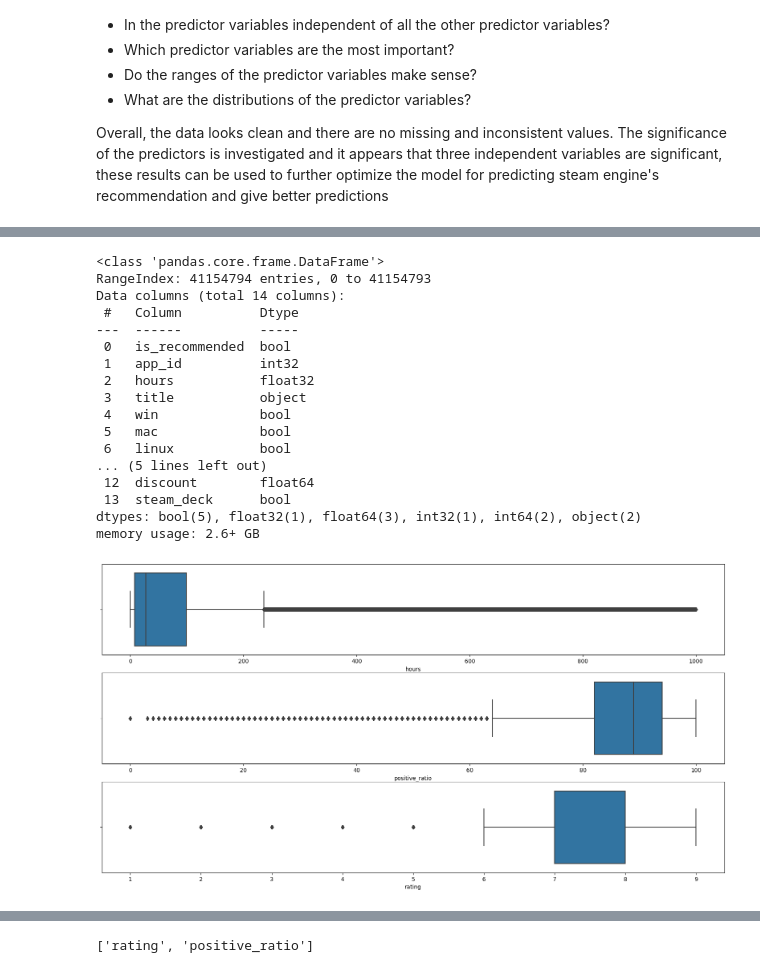
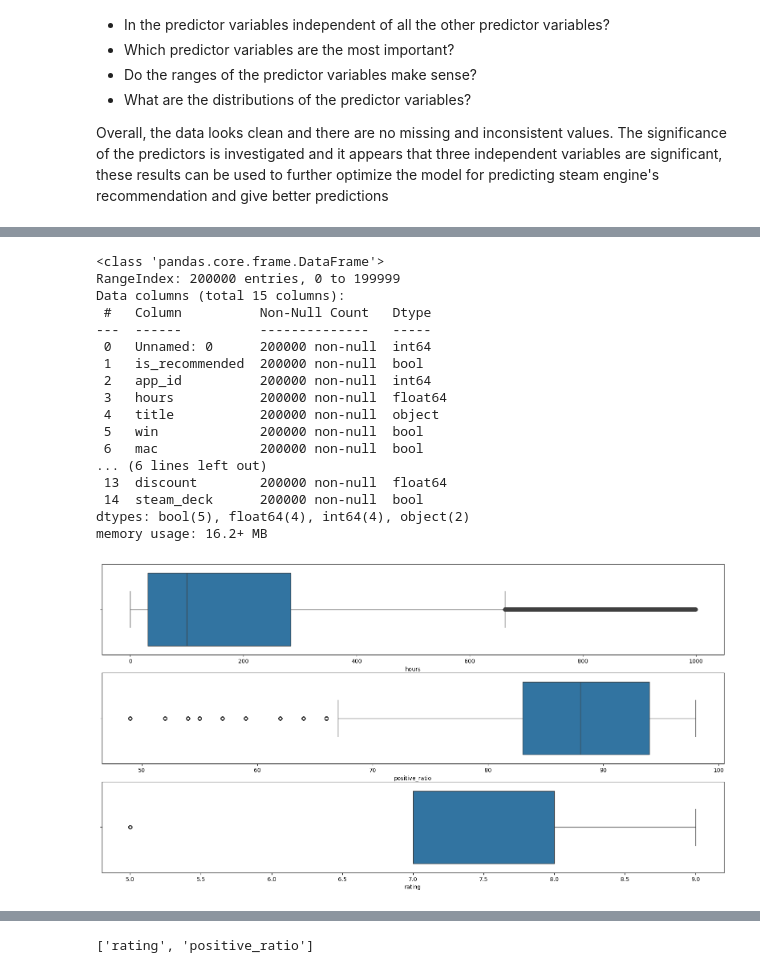
Before and after one commit to ChandrasekaranN/INFO-DSE, a Jupyter notebook: assignment-1-dsmt.ipynb, the cells around one changed output, grey strips where cells are left out. Cells and saved outputs as stored; diff of their text form; code cells hidden in the pictures.

```diff
--- a/assignment-1-dsmt.ipynb
+++ b/assignment-1-dsmt.ipynb
@@ -55,3 +17,7 @@ for col in recommendations_df.columns:
+# %%
+games_dir = "https://raw.githubusercontent.com/ChandrasekaranN/INFO-DSE/main/games.csv"
+
+games_df = pd.read_csv(games_dir)
 # %%
 games_df.describe()
 # %% [output]
@@ -163,6 +71,3 @@ dtype: object
-# %%
-games_df.drop('date_release', axis=1, inplace=True)
-recommendations_df.drop('date', axis=1, inplace=True)
 # %%
 import matplotlib.pyplot as plt
 import seaborn as sns
@@ -206,23 +110,23 @@ merged_df = pd.merge(merge_recommendation, games_df, on='app_id', how='inner')
 # %%
-merged_df.info()
+games_df.info()
 # %% [output]
 <class 'pandas.core.frame.DataFrame'>
-RangeIndex: 41154794 entries, 0 to 41154793
-Data columns (total 14 columns):
- #   Column          Dtype
----  ------          -----
- 0   is_recommended  bool
- 1   app_id          int32
- 2   hours           float32
- 3   title           object
- 4   win             bool
- 5   mac             bool
- 6   linux           bool
-... (5 lines left out)
- 12  discount        float64
- 13  steam_deck      bool
-dtypes: bool(5), float32(1), float64(3), int32(1), int64(2), object(2)
-memory usage: 2.6+ GB
+RangeIndex: 200000 entries, 0 to 199999
+Data columns (total 15 columns):
+ #   Column          Non-Null Count   Dtype
+---  ------          --------------   -----
+ 0   Unnamed: 0      200000 non-null  int64
+ 1   is_recommended  200000 non-null  bool
+ 2   app_id          200000 non-null  int64
+ 3   hours           200000 non-null  float64
+ 4   title           200000 non-null  object
+ 5   win             200000 non-null  bool
+ 6   mac             200000 non-null  bool
+... (6 lines left out)
+ 13  discount        200000 non-null  float64
+ 14  steam_deck      200000 non-null  bool
+dtypes: bool(5), float64(4), int64(4), object(2)
+memory usage: 16.2+ MB
 # %%
 ratings_map = {
     "Overwhelmingly Positive" : 9,
@@ -236,14 +140,14 @@ ratings_map = {
     "Overwhelmingly Negative" : 1
 }
 # %%
-merged_df['rating'] = merged_df['rating'].map(ratings_map)
+games_df['rating'] = games_df['rating'].map(ratings_map)
 # %%
 f, axes = plt.subplots(3, 1, figsize=(20, 10))
 
-sns.boxplot(merged_df, x='hours', ax=axes[0])
-sns.boxplot(merged_df, x='positive_ratio', ax=axes[1])
-sns.boxplot(merged_df, x='rating', ax=axes[2])
+sns.boxplot(games_df, x='hours', ax=axes[0])
+sns.boxplot(games_df, x='positive_ratio', ax=axes[1])
+sns.boxplot(games_df, x='rating', ax=axes[2])
 plt.show()
 # %% [output]
-[figure, old version]
+[figure, new version]
 # %%
```
Also changed, not shown: parts of 40 cells of this notebook.
